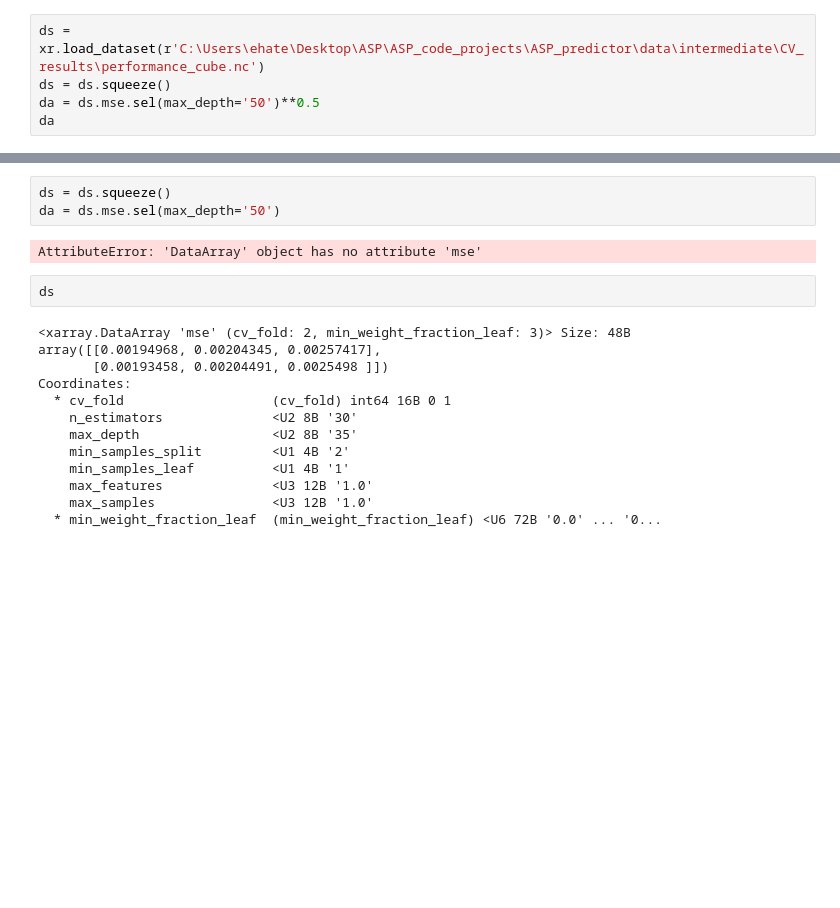
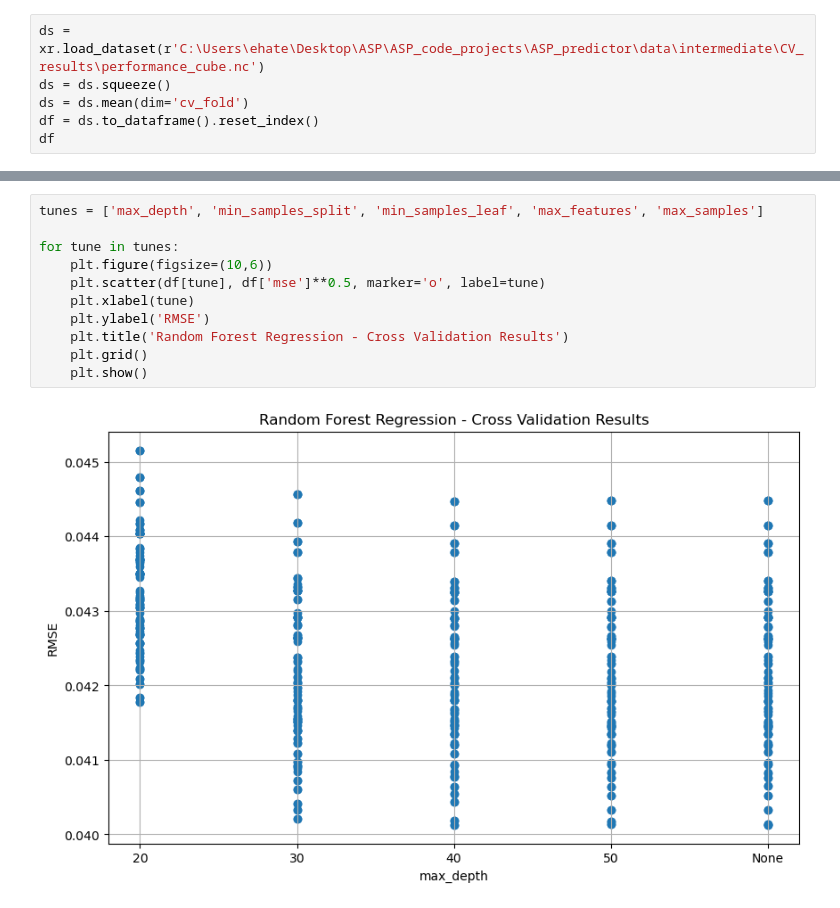
Before and after one commit to EHTellefsen/Arctic_Snow_Products, a Jupyter notebook: notebooks/cross_val_testing.ipynb, the cells around one changed output, grey strips where cells are left out. Saved outputs shown, nothing was run; the diff lists cells and outputs as text; blank space fills up the shorter version.

Commit message:
fixed error in cross validation methodology

```diff
--- a/notebooks/cross_val_testing.ipynb
+++ b/notebooks/cross_val_testing.ipynb
@@ -11,6 +13,7 @@ C:\Users\ehate\Desktop\ASP\ASP_code_projects\ASP_predictor
 # %%
 ds = xr.load_dataset(r'C:\Users\ehate\Desktop\ASP\ASP_code_projects\ASP_predictor\data\intermediate\CV_results\performance_cube.nc')
 ds = ds.squeeze()
-da = ds.mse.sel(max_depth='50')**0.5
-da
+ds = ds.mean(dim='cv_fold')
+df = ds.to_dataframe().reset_index()
+df
 # %% [output]
@@ -29,20 +33,13 @@ Coordinates:
-# %%
-ds = ds.squeeze()
-da = ds.mse.sel(max_depth='50')
-# %% [output]
-AttributeError: 'DataArray' object has no attribute 'mse'
-# %%
-ds
-# %% [output]
-<xarray.DataArray 'mse' (cv_fold: 2, min_weight_fraction_leaf: 3)> Size: 48B
-array([[0.00194968, 0.00204345, 0.00257417],
-       [0.00193458, 0.00204491, 0.0025498 ]])
-Coordinates:
-  * cv_fold                   (cv_fold) int64 16B 0 1
-    n_estimators              <U2 8B '30'
-    max_depth                 <U2 8B '35'
-    min_samples_split         <U1 4B '2'
-    min_samples_leaf          <U1 4B '1'
-    max_features              <U3 12B '1.0'
-    max_samples               <U3 12B '1.0'
-  * min_weight_fraction_leaf  (min_weight_fraction_leaf) <U6 72B '0.0' ... '0...
+# %%
+tunes = ['max_depth', 'min_samples_split', 'min_samples_leaf', 'max_features', 'max_samples']
+
+for tune in tunes:
+    plt.figure(figsize=(10,6))
+    plt.scatter(df[tune], df['mse']**0.5, marker='o', label=tune)
+    plt.xlabel(tune)
+    plt.ylabel('RMSE')
+    plt.title('Random Forest Regression - Cross Validation Results')
+    plt.grid()
+    plt.show()
+# %% [output]
+[figure, added]
```
Also changed, not shown: parts of 4 cells of this notebook, 3 other files.
